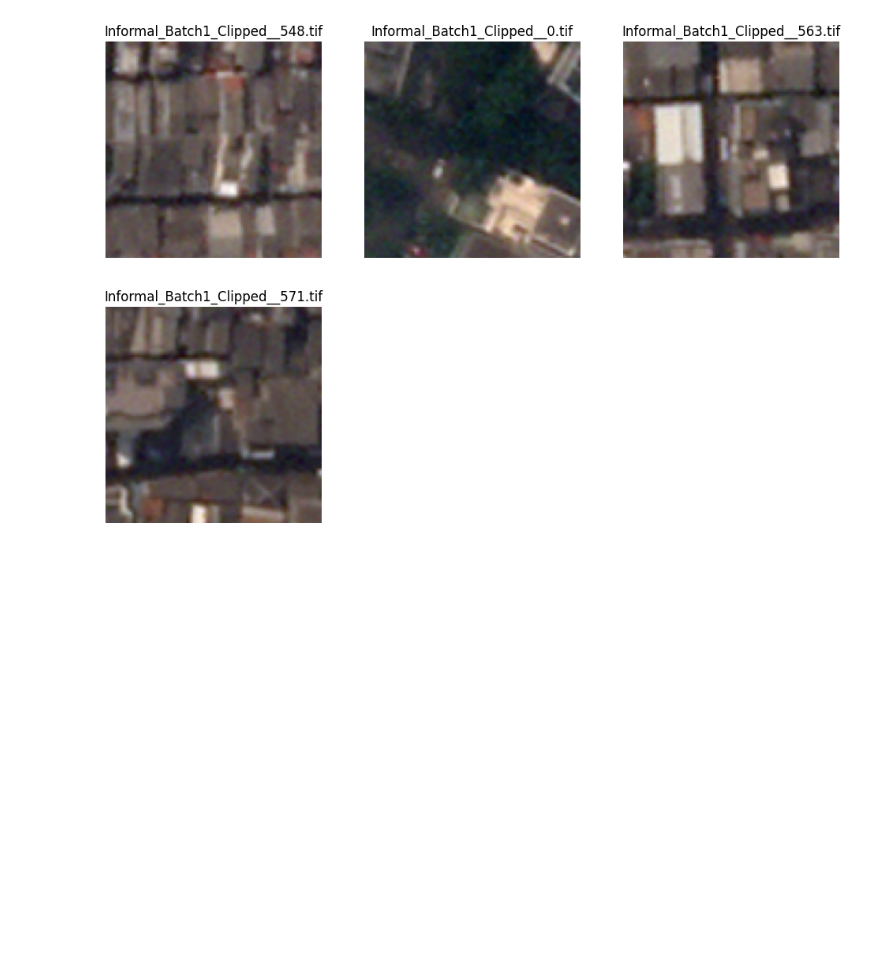
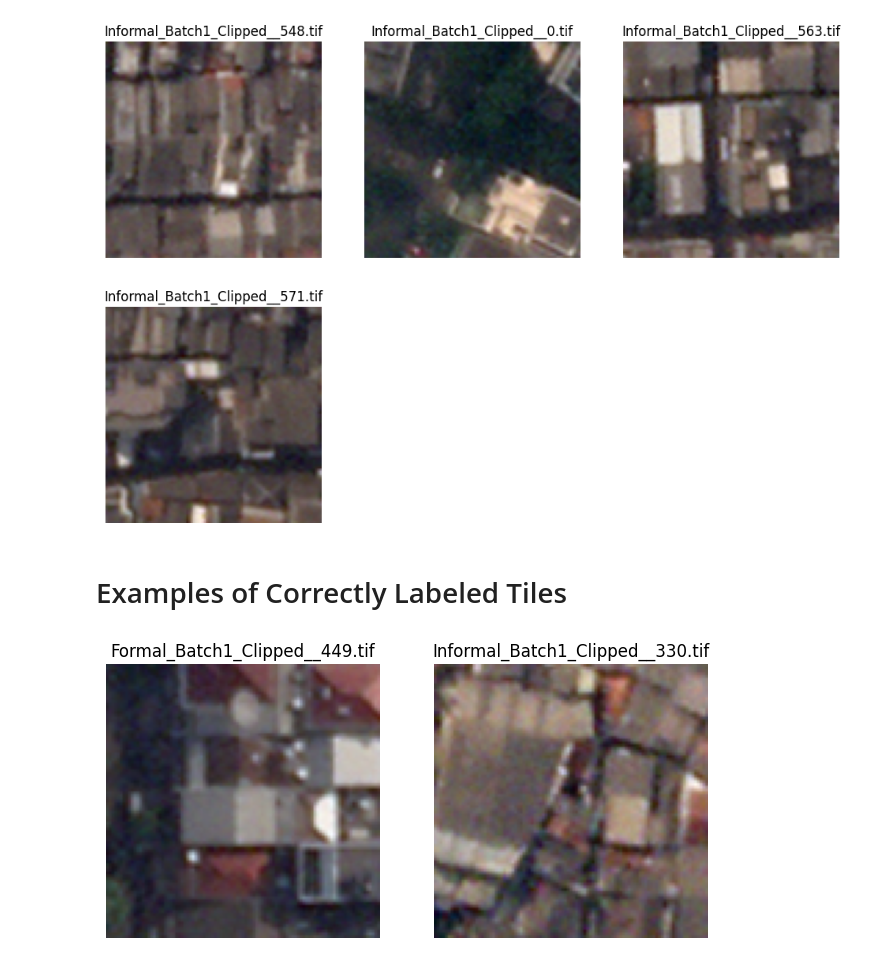
Before and after one commit to Atakamoto/Indonesia-Informal-Settlement-Classification, a Jupyter notebook: notebooks/model_beginning_tests.ipynb, the cells around one changed output. Cells and saved outputs as stored; diff of their text form; code cells hidden in the pictures; blank space fills up the shorter version.

```diff
--- a/notebooks/model_beginning_tests.ipynb
+++ b/notebooks/model_beginning_tests.ipynb
@@ -149,3 +189,9 @@ show_examples(fn)
 # %% [output]
 [figure]
 [figure]
+# %% [markdown]
+# Examples of Correctly Labeled Tiles
+# %%
+show_examples([1,2])
+# %% [output]
+[figure, added]
```
Also changed, not shown: parts of 8 cells of this notebook, 1 other file.
